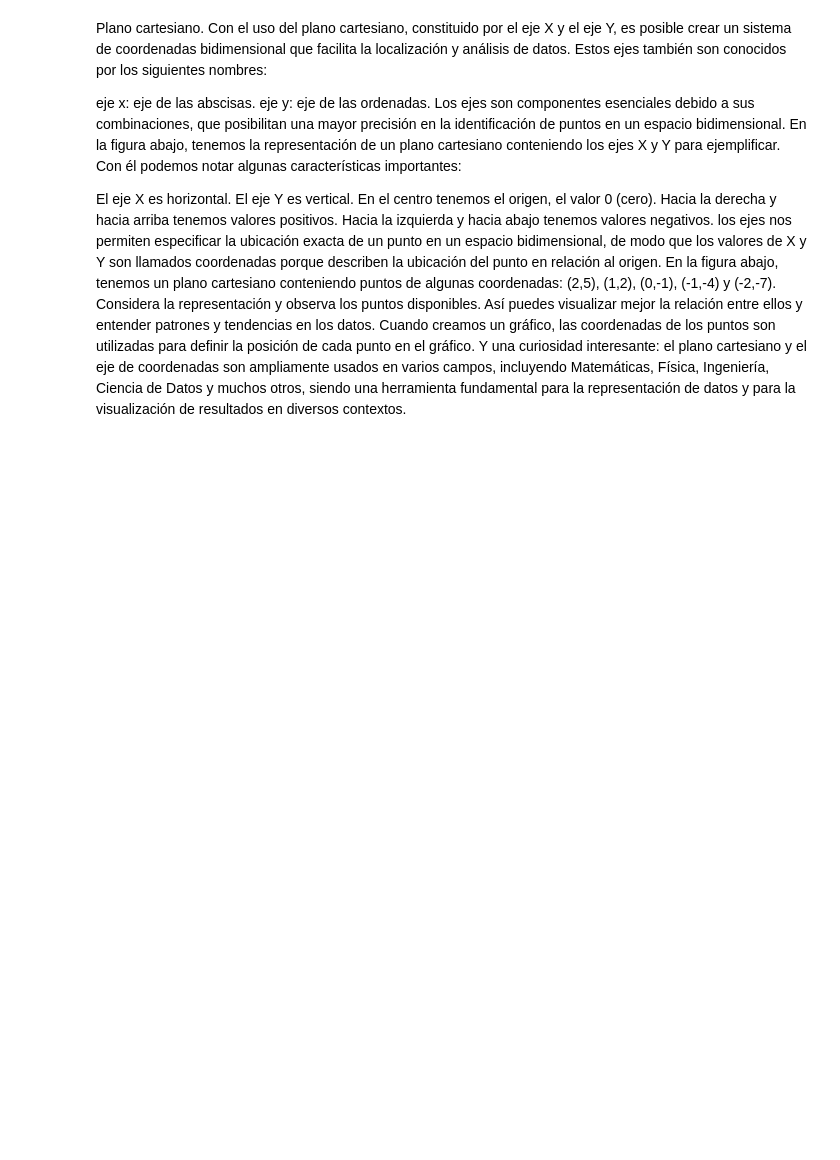
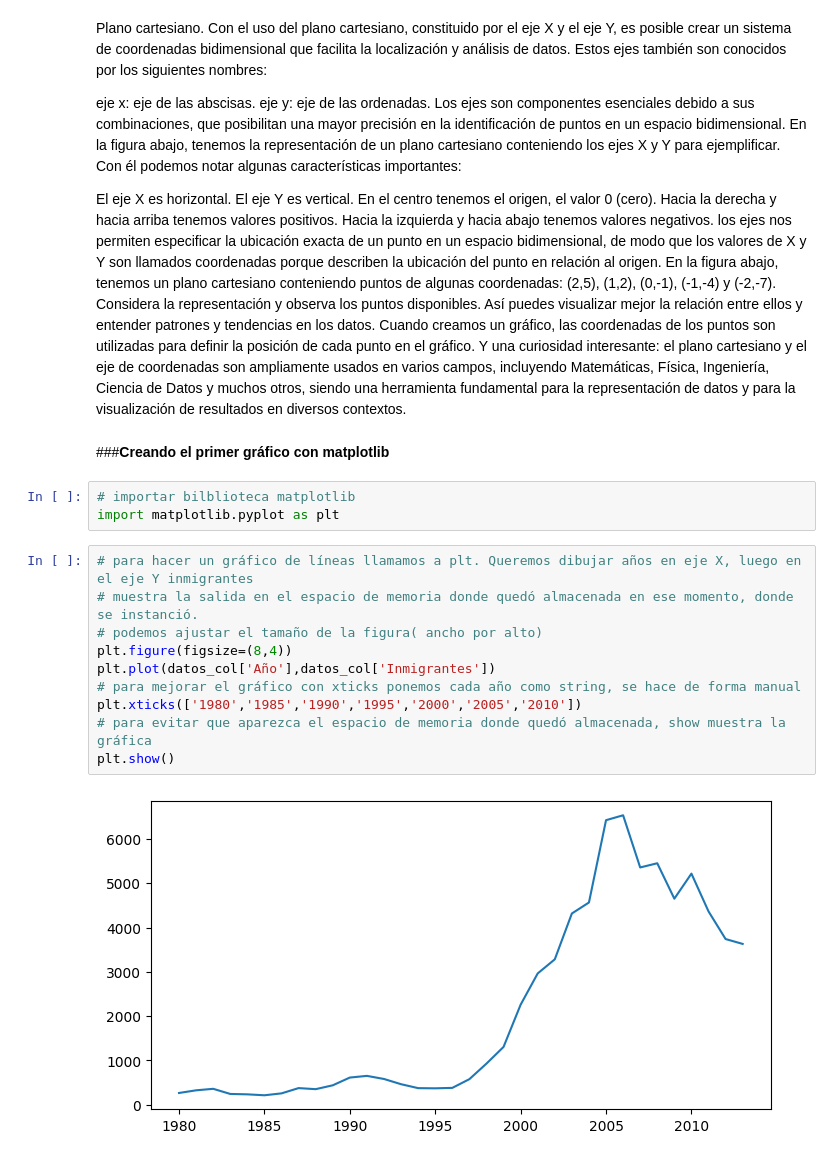
Before and after one commit to evs-11/Visualizacion-de-datos-con-bibliotecas-de-python, a Jupyter notebook: visualizacion_de_datos_con_python.ipynb, the cells around one changed output. Cells and saved outputs as stored; diff of their text form; blank space fills up the shorter version.

```diff
--- a/visualizacion_de_datos_con_python.ipynb
+++ b/visualizacion_de_datos_con_python.ipynb
@@ -172,3 +172,20 @@ Hacia la derecha y hacia arriba tenemos valores positivos.
 Hacia la izquierda y hacia abajo tenemos valores negativos.
 los ejes nos permiten especificar la ubicación exacta de un punto en un espacio bidimensional, de modo que los valores de X y Y son llamados coordenadas porque describen la ubicación del punto en relación al origen. En la figura abajo, tenemos un plano cartesiano conteniendo puntos de algunas coordenadas: (2,5), (1,2), (0,-1), (-1,-4) y (-2,-7). Considera la representación y observa los puntos disponibles. Así puedes visualizar mejor la relación entre ellos y entender patrones y tendencias en los datos.
 Cuando creamos un gráfico, las coordenadas de los puntos son utilizadas para definir la posición de cada punto en el gráfico. Y una curiosidad interesante: el plano cartesiano y el eje de coordenadas son ampliamente usados en varios campos, incluyendo Matemáticas, Física, Ingeniería, Ciencia de Datos y muchos otros, siendo una herramienta fundamental para la representación de datos y para la visualización de resultados en diversos contextos.
+# %% [markdown]
+###**Creando el primer gráfico con matplotlib**
+# %%
+# importar bilblioteca matplotlib
+import matplotlib.pyplot as plt
+# %%
+# para hacer un gráfico de líneas llamamos a plt. Queremos dibujar años en eje X, luego en el eje Y inmigrantes
+# muestra la salida en el espacio de memoria donde quedó almacenada en ese momento, donde se instanció.
+# podemos ajustar el tamaño de la figura( ancho por alto)
+plt.figure(figsize=(8,4))
+plt.plot(datos_col['Año'],datos_col['Inmigrantes'])
+# para mejorar el gráfico con xticks ponemos cada año como string, se hace de forma manual
+plt.xticks(['1980','1985','1990','1995','2000','2005','2010'])
+# para evitar que aparezca el espacio de memoria donde quedó almacenada, show muestra la gráfica
+plt.show()
+# %% [output]
+[figure, added]
```
Also changed, not shown: parts of 22 cells of this notebook.
